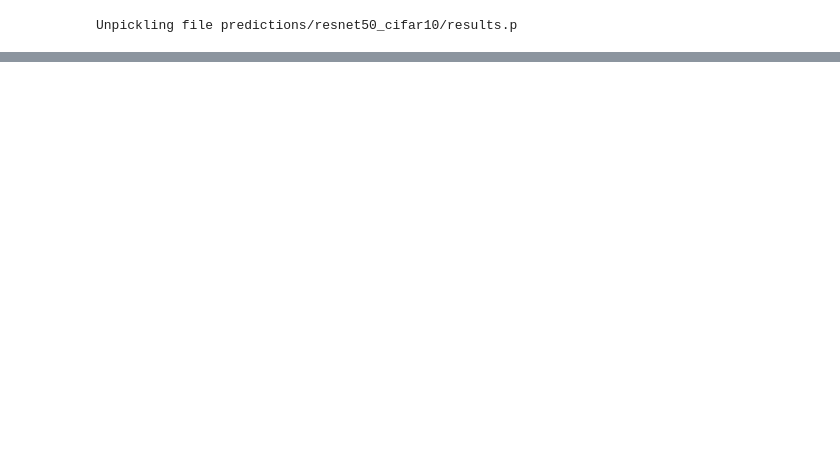
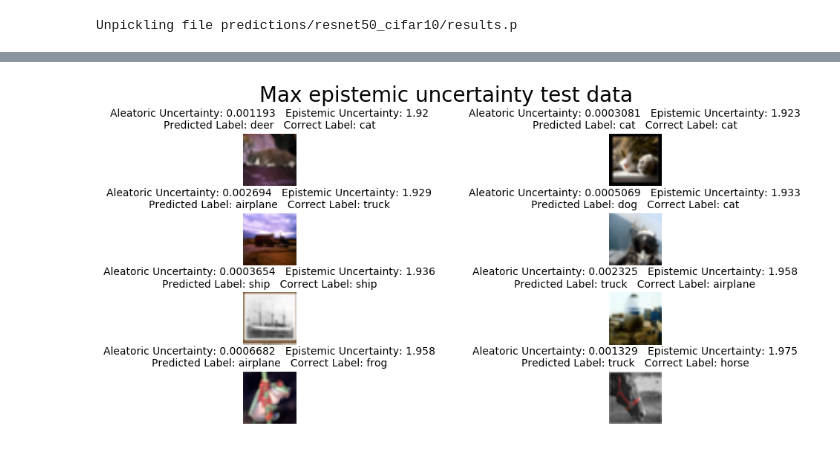
Before and after one commit to kyle-dorman/bayesian-neural-network-blogpost, a Jupyter notebook: scratchwork.ipynb, the cells around one changed output, grey strips where cells are left out. Saved outputs shown, nothing was run; the diff lists cells and outputs as text; code cells hidden in the pictures; blank space fills up the shorter version.

```diff
--- a/scratchwork.ipynb
+++ b/scratchwork.ipynb
@@ -140,0 +157,8 @@ array([1000, 1000, 1000, 1000, 1000, 1000, 1000, 1000, 1000, 1000])
+# %%
+max_epistemic_uncertainty_test = np.argsort([x['epistemic_uncertainty'] for x in test_results])[-8:]
+max_aleatoric_uncertainty_test = np.argsort([x['aleatoric_uncertainty'] for x in test_results])[-8:]
+# %%
+display_k("Max epistemic uncertainty test data", test_images[max_epistemic_uncertainty_test],
+          [test_results[i] for i in max_epistemic_uncertainty_test], file_name="blog_images/max_epistemic_uncertainty_test.png")
+# %% [output]
+[figure, added]
```
Also changed, not shown: parts of 46 cells of this notebook, 22 other files.
